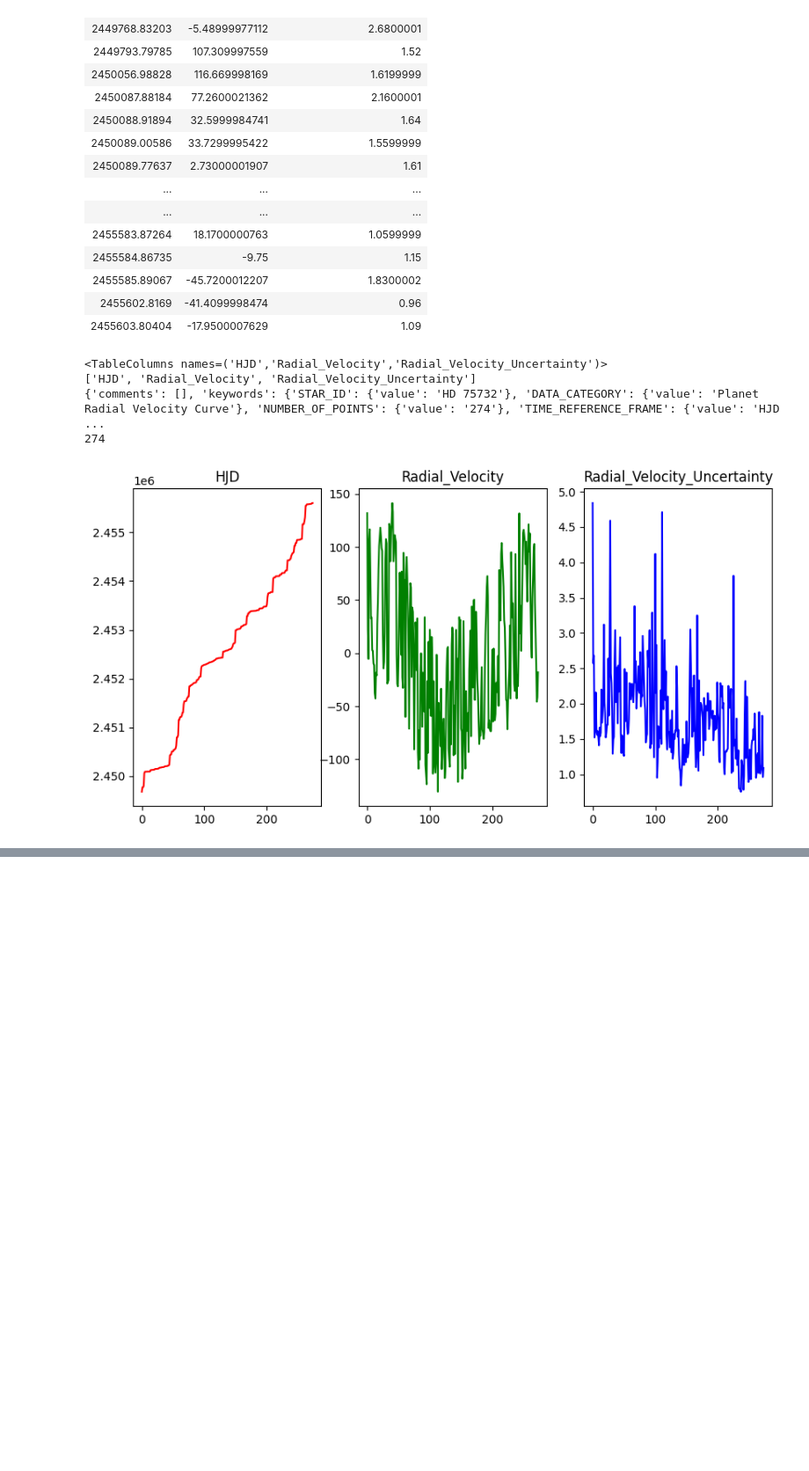
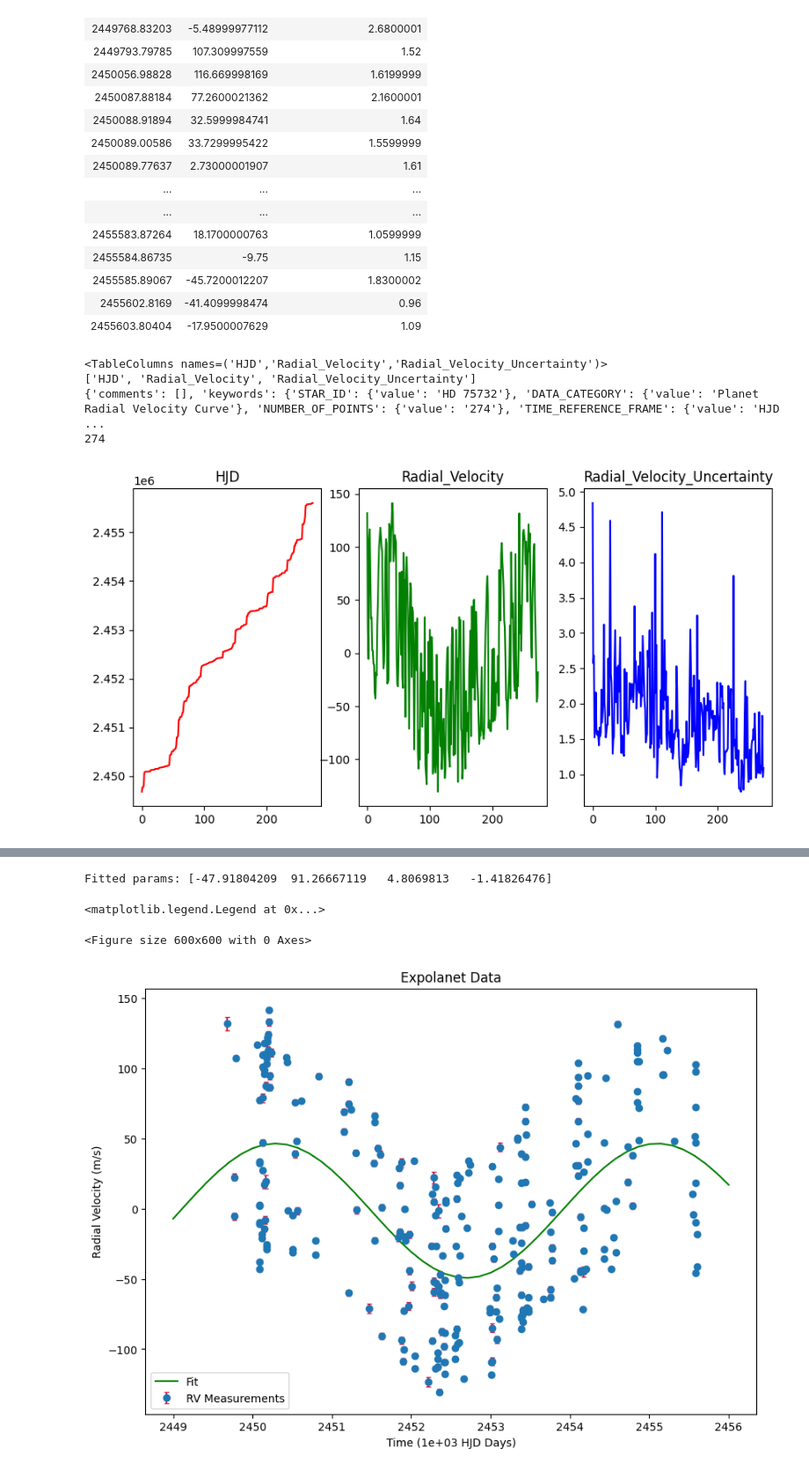
Before and after one commit to djlouie/ASTR-19-Group-Project, a Jupyter notebook: astr19-group-project.ipynb, the cells around one changed output, grey strips where cells are left out. Shown: that part at 88% size. Saved outputs shown, nothing was run; the diff lists cells and outputs as text; code cells hidden in the pictures; blank space fills up the shorter version.

Commit message:
fitted sinusoid and plotted residuals

```diff
--- a/astr19-group-project.ipynb
+++ b/astr19-group-project.ipynb
@@ -55,0 +94,55 @@ plt.show()
+# %%
+# define the model function we are trying to fit
+# a: amplitude
+# b: phase shift
+# c: wavelength/period
+# d: vertical shift
+def f_curve(x, a, b, c, d):
+    return a * np.sin(2.0*np.pi * (x - b) / c) + d
+
+# do the fit
+# scipy tried but it didn't work well T-T
+# params, params_cov = optimize.curve_fit(f_curve, x, y, sigma = y_err, absolute_sigma=True)
+
+initial_guess = [5, 1, 5, 0]
+# lower_bound = [3,1,2,-2]
+# upper_bound = [4,2,3,-1]
+
+# we can help scipy find the best fit value by providing the initial guess ourselves
+# this worked but the parameters are not quite those expected
+params, params_cov = optimize.curve_fit(f_curve, scaled_hjd, radial_velocity, sigma = uncertainty, absolute_sigma=True,
+                                        p0=initial_guess)
+
+
+# # in particularly difficult cases we can also provide boundaries to explore parameter ranges
+# initial_guess = [3,1,2,-1]
+# lower_bound = [3,1,2,-2]
+# upper_bound = [4,2,3,-1]
+# params, params_cov = optimize.curve_fit(f_curve, x, y, sigma = y_err, absolute_sigma=True,
+#             p0 = initial_guess,
+#             bounds = (lower_bound, upper_bound))
+
+
+print(f"Fitted params: {params}")
+
+# lets see how the best fit model looks by plotting it along with the data
+
+x_fit = np.linspace(np.floor(min(scaled_hjd)), np.ceil(max(scaled_hjd)))
+y_fit = f_curve(x_fit, *params)     # providing '*params' is called unpacking and is identical to write
+                                    # 'params[0], params[1], params[2]...'
+
+f = plt.figure(figsize=(6,6))
+
+plt.figure(figsize=(10, 7))
+plt.errorbar(x=scaled_hjd, y=radial_velocity, yerr=uncertainty, fmt="o", ecolor='crimson', capsize=2, label="RV Measurements")
+plt.plot(x_fit, y_fit, 'g-', label='Fit')
+plt.title("Expolanet Data")
+plt.xlabel(f"Time ({scalar:.0e} HJD Days)")
+plt.ylabel("Radial Velocity (m/s)")
+
+plt.legend()
+# %% [output]
+Fitted params: [-47.91804209  91.26667119   4.8069813   -1.41826476]
+<matplotlib.legend.Legend at 0x...>
+<Figure size 600x600 with 0 Axes>
+[figure, added]
```
Also changed, not shown: parts of 8 cells of this notebook, 1 other file.
